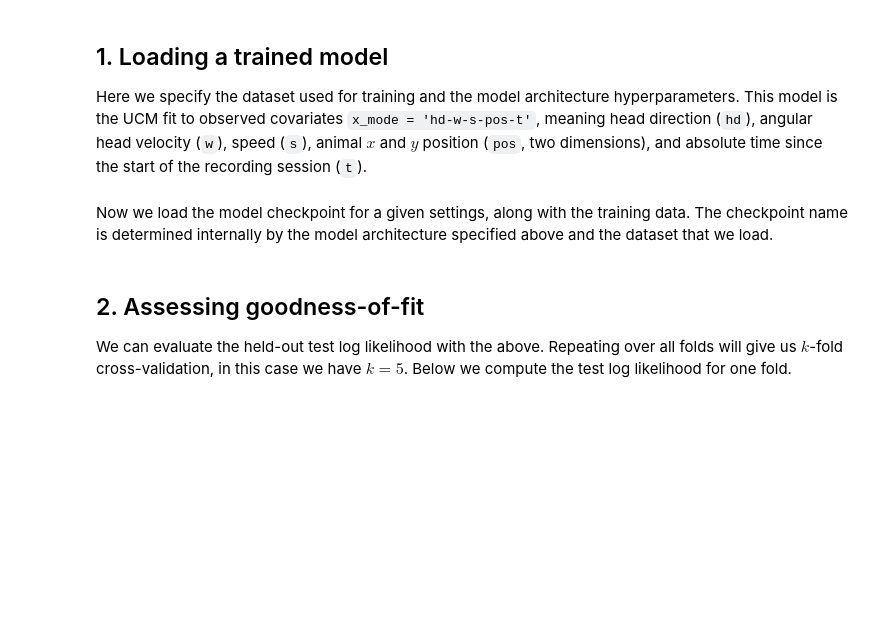
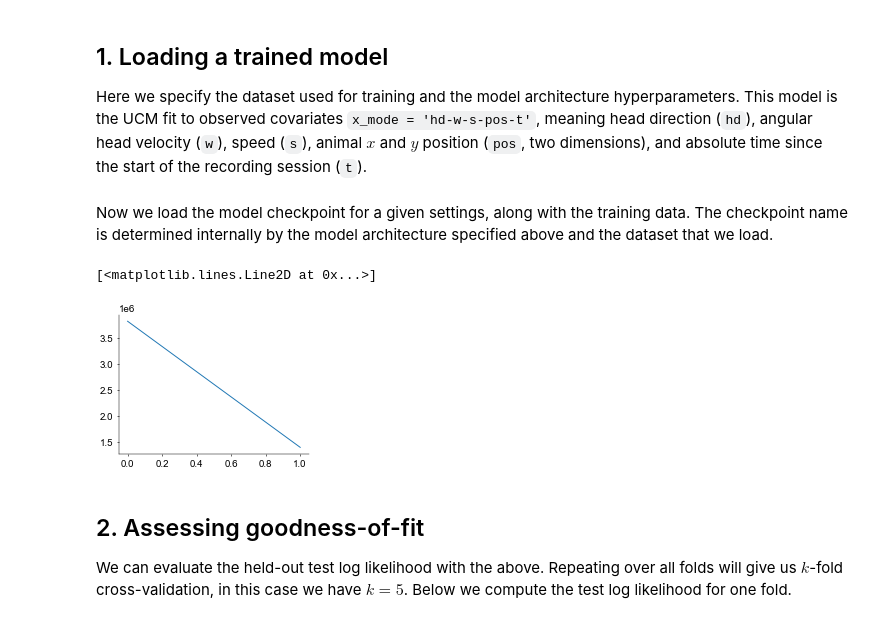
Before and after one commit to davindicode/UCM-interpret, a Jupyter notebook: example/notebook.ipynb, the cells around one changed output. Saved outputs shown, nothing was run; the diff lists cells and outputs as text; code cells hidden in the pictures; blank space fills up the shorter version.

Commit message:
cleaned up model training

```diff
--- a/example/notebook.ipynb
+++ b/example/notebook.ipynb
@@ -82,20 +96,21 @@ model_info = (ll_mode, filt_mode, map_mode, x_mode, z_mode, hist_len, folds, del
 # %% [markdown]
 Now we load the model checkpoint for a given settings, along with the training data. The checkpoint name is determined internally by the model architecture specified above and the dataset that we load.
 # %%
-bin_size = 50  # ms
-cv_run = 4  # test set is last 1/5 of dataset time series
+checkpoint_dir = './'
+cv_run = -1  # test set is last 1/5 of dataset time series
 delay = 0
 batch_size = 5000  # size of time segments of each batch in dataset below
 
-
-# data
-dataset_tuple = HDC.get_dataset(session_id, phase, bin_size, single_spikes, path='./')
-
 # model and train/test split based on which validation fold is given by cv_run
-modelfit, fit_set, validation_set = lib.models.load_model(
-    checkpoint_dir, model_info, dataset_tuple, HDC.inputs_used, HDC.enc_used,
-    delay, cv_run, batch_size, gpu_dev, tensor_type=torch.float, jitter=1e-5
+modelfit, training_results, fit_set, validation_set = lib.models.load_model(
+    checkpoint_dir, model_dict, dataset_dict, HDC.enc_used,
+    delay, cv_run, batch_size, gpu_dev
 )
+# %%
+plt.plot(training_results['training_loss'])
+# %% [output]
+[<matplotlib.lines.Line2D at 0x...>]
+[figure, added]
 # %% [markdown]
 <a id='assess'></a>
 ## 2. Assessing goodness-of-fit
```
Also changed, not shown: parts of 2 cells of this notebook, 13 other files.
